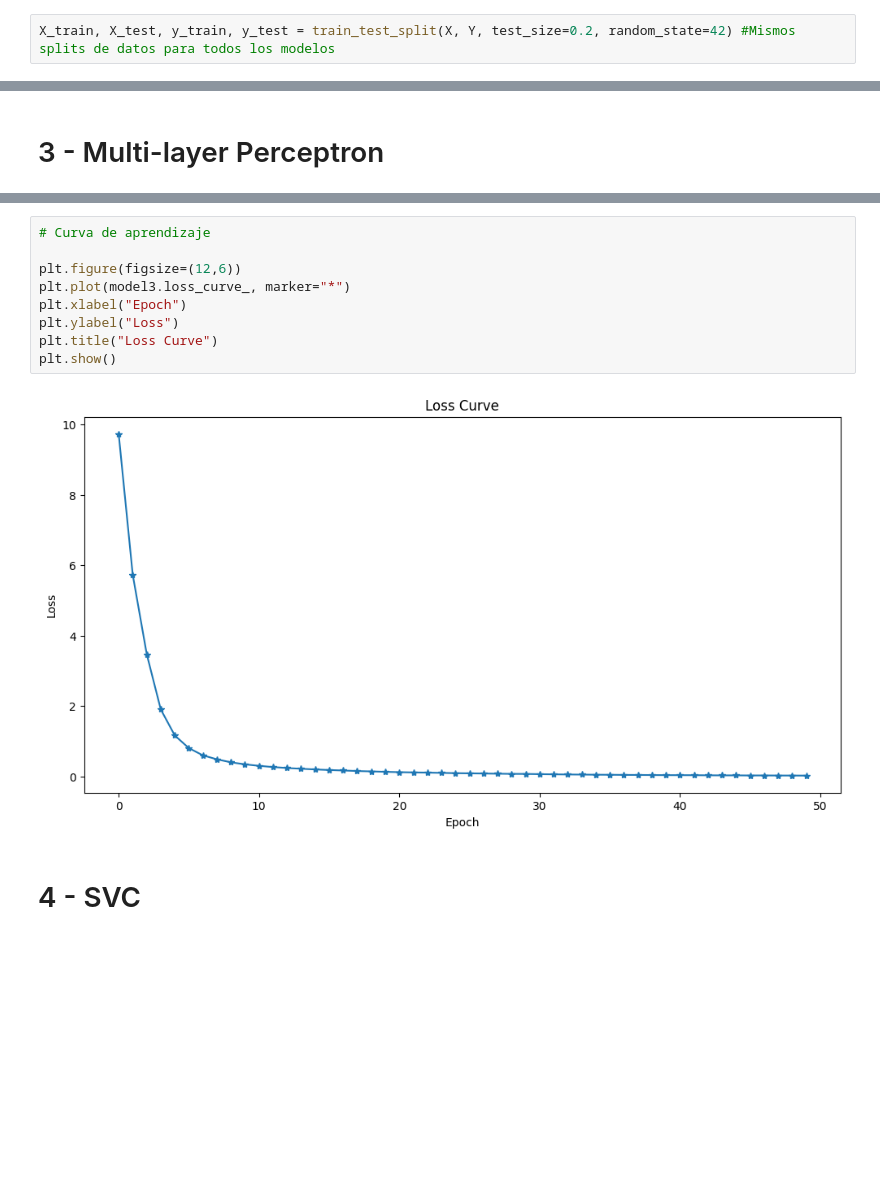
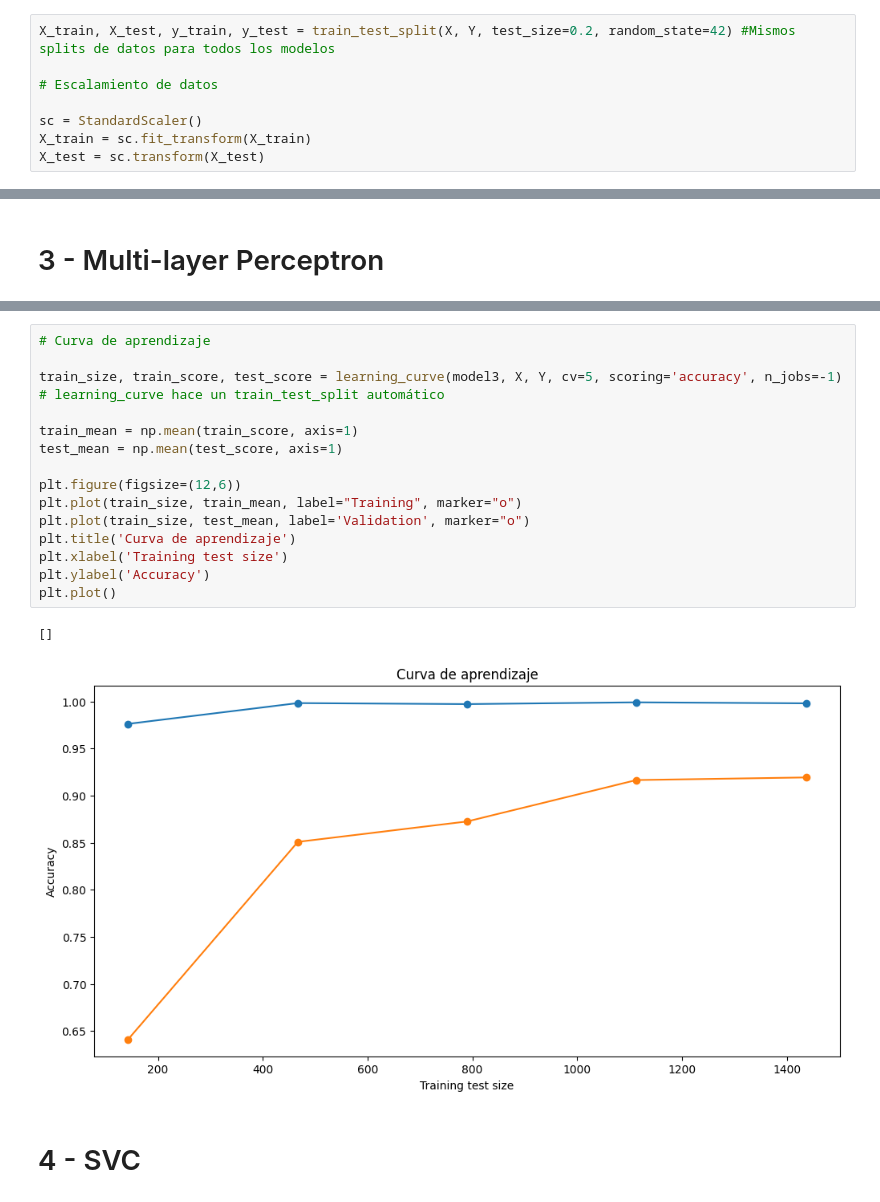
Before and after one commit to ch0fas/ArchivosML, a Jupyter notebook: Lab1_SofiaMaldonado.ipynb, the cells around one changed output, grey strips where cells are left out. Cells and saved outputs as stored; diff of their text form; blank space fills up the shorter version.

```diff
--- a/Lab1_SofiaMaldonado.ipynb
+++ b/Lab1_SofiaMaldonado.ipynb
@@ -59,6 +60,12 @@ X.shape
 (1797, 64)
 # %%
 X_train, X_test, y_train, y_test = train_test_split(X, Y, test_size=0.2, random_state=42) #Mismos splits de datos para todos los modelos
+
+# Escalamiento de datos
+
+sc = StandardScaler()
+X_train = sc.fit_transform(X_train)
+X_test = sc.transform(X_test)
 # %% [markdown]
 # 1 - Perceptron From Scratch
 # %%
@@ -226,14 +222,21 @@ weighted avg    0.96998   0.96944   0.96954       360
 # %%
 # Curva de aprendizaje
 
+train_size, train_score, test_score = learning_curve(model3, X, Y, cv=5, scoring='accuracy', n_jobs=-1) # learning_curve hace un train_test_split automático
+
+train_mean = np.mean(train_score, axis=1)
+test_mean = np.mean(test_score, axis=1)
+
 plt.figure(figsize=(12,6))
-plt.plot(model3.loss_curve_, marker="*")
-plt.xlabel("Epoch")
-plt.ylabel("Loss")
-plt.title("Loss Curve")
-plt.show()
+plt.plot(train_size, train_mean, label="Training", marker="o")
+plt.plot(train_size, test_mean, label='Validation', marker="o")
+plt.title('Curva de aprendizaje')
+plt.xlabel('Training test size')
+plt.ylabel('Accuracy')
+plt.plot()
 # %% [output]
+[]
-[figure, old version]
+[figure, new version]
 # %% [markdown]
 # 4 - SVC
 # %%
```
Also changed, not shown: parts of 10 cells of this notebook.
